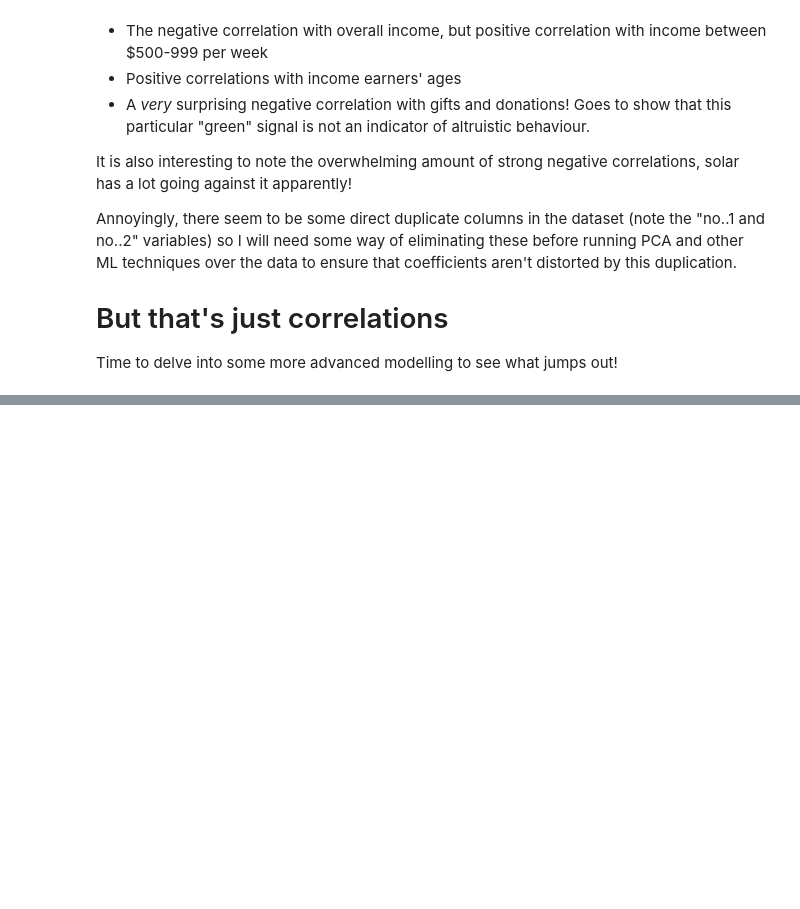
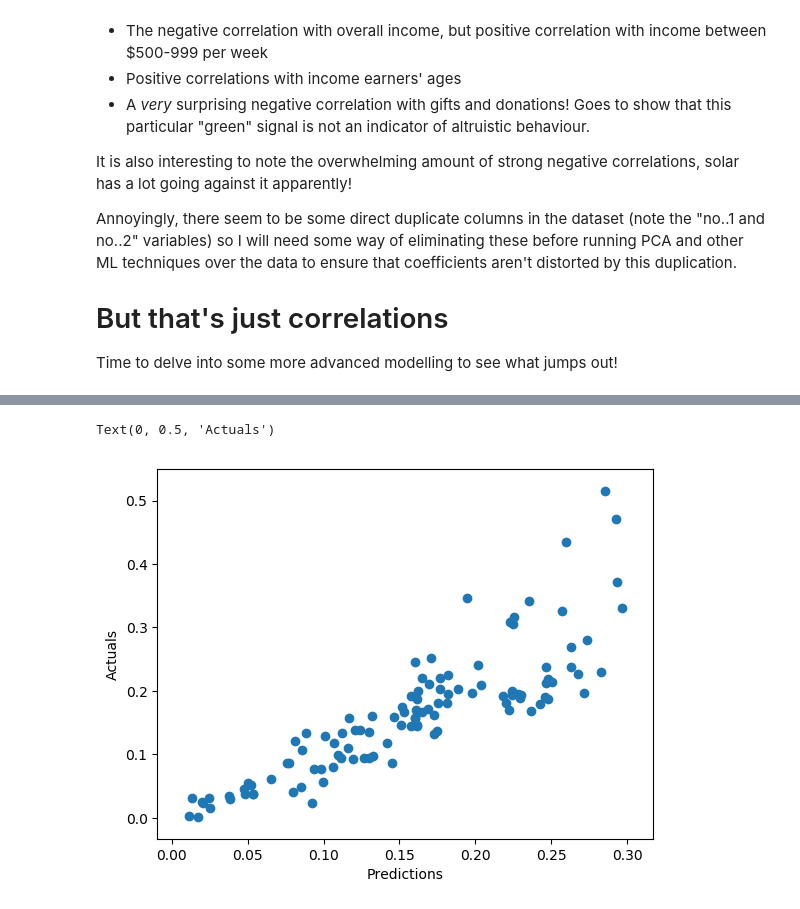
Before and after one commit to blkemp/ABS-Region-Data, a Jupyter notebook: ABS Region Data.ipynb, the cells around one changed output, grey strips where cells are left out. Saved outputs shown, nothing was run; the diff lists cells and outputs as text; code cells hidden in the pictures; blank space fills up the shorter version.

```diff
--- a/ABS Region Data.ipynb
+++ b/ABS Region Data.ipynb
@@ -384,0 +394,2 @@ ValueError: could not convert string to float: 'Engadine'
+# %%
+X, y = clean_data(df, 'Solar Per Household')
@@ -431,7 +473,7 @@ def clean_data(df, y_column, fill_mean_subset = None):
     # Drop rows with missing response values
     df = df.dropna(subset=[y_column], axis=0)
     y = df[y_column]
-
+    df = df.dropna(how = 'all', axis = 1)
     #Drop response column
     df = df.drop(y_column, axis=1)
 
@@ -476,4 +518,4 @@ def clean_data(df, y_column, fill_mean_subset = None):
     return X, y
 
 #Use the function to create X and y
-X, y = clean_data(df, 'Solar Per Household', 'YEAR')
+X, y = clean_data(df.drop('SOLAR INSTALLATIONS Small-Scale Solar Panel System Installations no.', axis = 1), 'Solar Per Household', 'YEAR')
@@ -482,0 +529,3 @@ X_train, X_test, y_train, y_test = train_test_split(X, y, test_size = 0.2, rando
+# %%
+rf = RandomForestRegressor()
+rf.fit(X_train, y_train)
@@ -482,0 +539,2 @@ X_train, X_test, y_train, y_test = train_test_split(X, y, test_size = 0.2, rando
+# %%
+y_pred = rf.predict(X_test)
@@ -482,0 +561,8 @@ X_train, X_test, y_train, y_test = train_test_split(X, y, test_size = 0.2, rando
+# %%
+
+plt.scatter(y_pred, y_test)
+plt.xlabel('Predictions')
+plt.ylabel('Actuals')
+# %% [output]
+Text(0, 0.5, 'Actuals')
+[figure, added]
```
Also changed, not shown: parts of 26 cells of this notebook.
